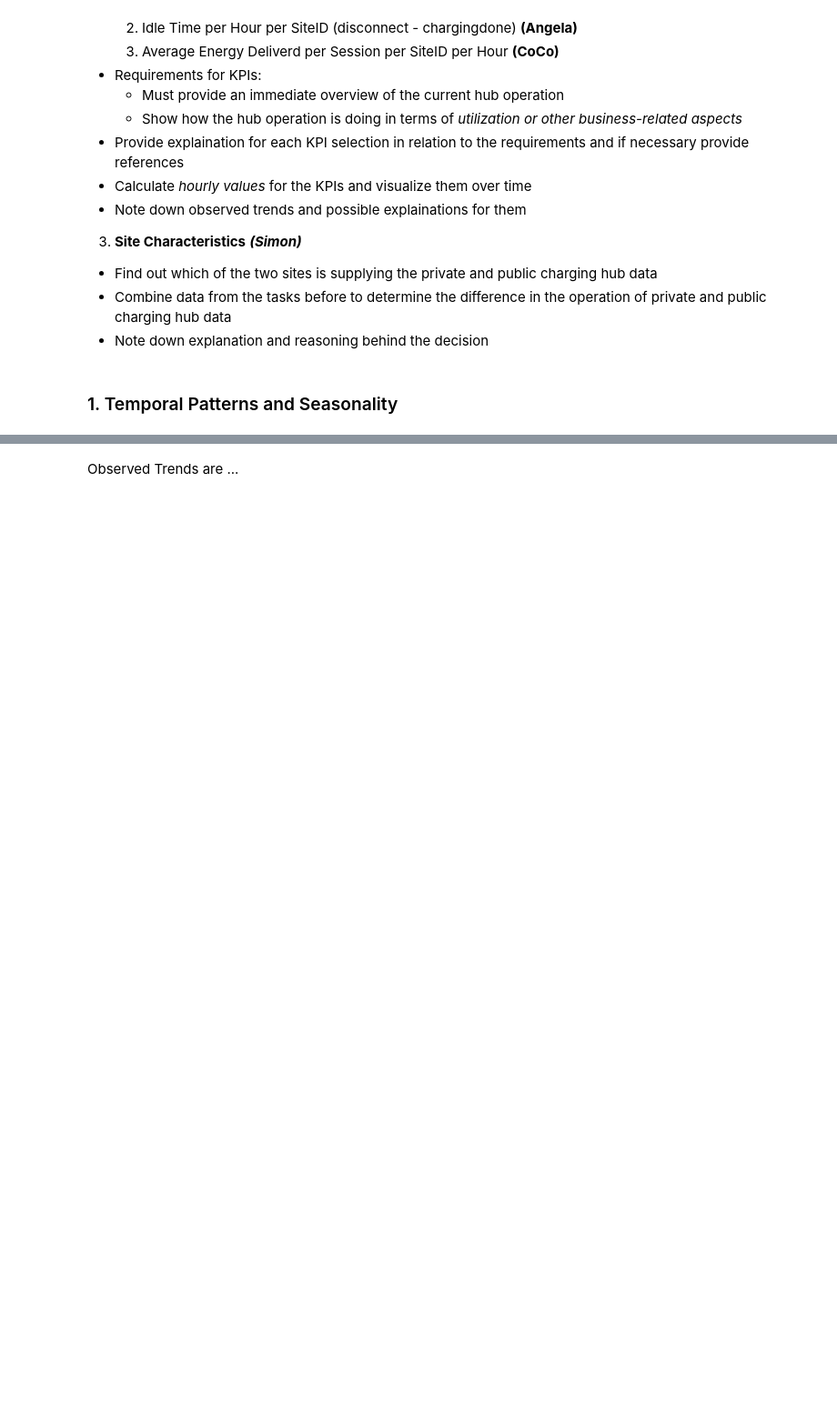
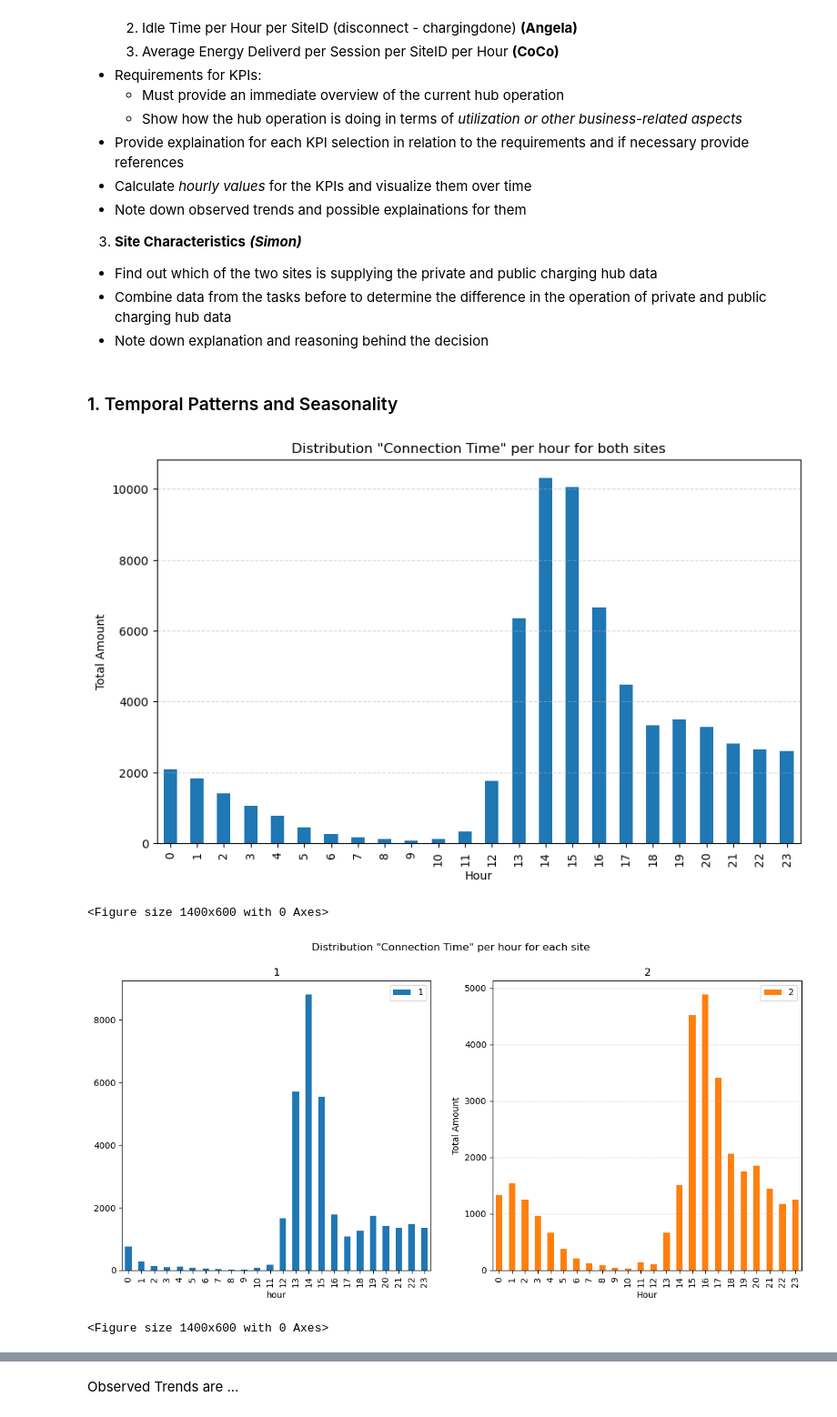
Before and after one commit to angfe/TheOptimizers, a Jupyter notebook: 02_Descriptive_Analytics.ipynb, the cells around one changed output, grey strips where cells are left out. Shown at 91% size. Saved outputs shown, nothing was run; the diff lists cells and outputs as text; code cells hidden in the pictures; blank space fills up the shorter version.

```diff
--- a/02_Descriptive_Analytics.ipynb
+++ b/02_Descriptive_Analytics.ipynb
@@ -42,0 +41,48 @@ weather_data = pd.read_csv("weather_burbank_airport.csv")
+# %%
+# Demonstrate how the number of charging events varies during the day
+
+# Convert time into datetime
+charging_sessions_data['connectionTime'] = pd.to_datetime(charging_sessions_data['connectionTime'])
+
+# Retrieve the hour
+charging_sessions_data['hour'] = charging_sessions_data['connectionTime'].dt.hour
+
+# Count the frequency per hour
+hourly_counts = charging_sessions_data['hour'].value_counts().sort_index()
+
+# Calculation of the absolute distribution per hour and location
+absolute_counts = charging_sessions_data.groupby('siteID')['hour'].value_counts().unstack(fill_value=0).sort_index()
+
+# Calculation of the relative distribution (percentage)
+relative_counts = absolute_counts.div(absolute_counts.sum(axis=1), axis=0) * 100
+
+# Plotting the distribution
+plt.figure(figsize=(10, 6))
+hourly_counts.plot(kind='bar')
+plt.title('Distribution "Connection Time" per hour for both sites')
+plt.xlabel('Hour')
+plt.ylabel('Total Amount')
+plt.xticks(range(24), labels=range(24))
+plt.grid(axis='y', linestyle='--', alpha=0.5)
+plt.show()
+
+plt.figure(figsize=(14, 6))
+absolute_counts.T.plot(kind='bar', subplots=True, layout=(1, 2), figsize=(14, 6), legend=True)
+plt.suptitle('Distribution "Connection Time" per hour for each site')
+plt.xlabel('Hour')
+plt.ylabel('Total Amount')
+plt.grid(axis='y', linestyle='--', alpha=0.5)
+
+plt.figure(figsize=(14, 6))
+relative_counts.T.plot(kind='bar', subplots=True, layout=(1, 2), figsize=(14, 6), legend=True)
+plt.suptitle('Relative distribution of "Connection Time" per hour and location (%)')
+plt.xlabel('Hour')
+plt.ylabel('Percentage')
+plt.grid(axis='y', linestyle='--', alpha=0.5)
+
+plt.show()
+# %% [output]
+[figure, added]
+<Figure size 1400x600 with 0 Axes>
+[figure, added]
+<Figure size 1400x600 with 0 Axes>
```
Also changed, not shown: parts of 4 cells of this notebook.
